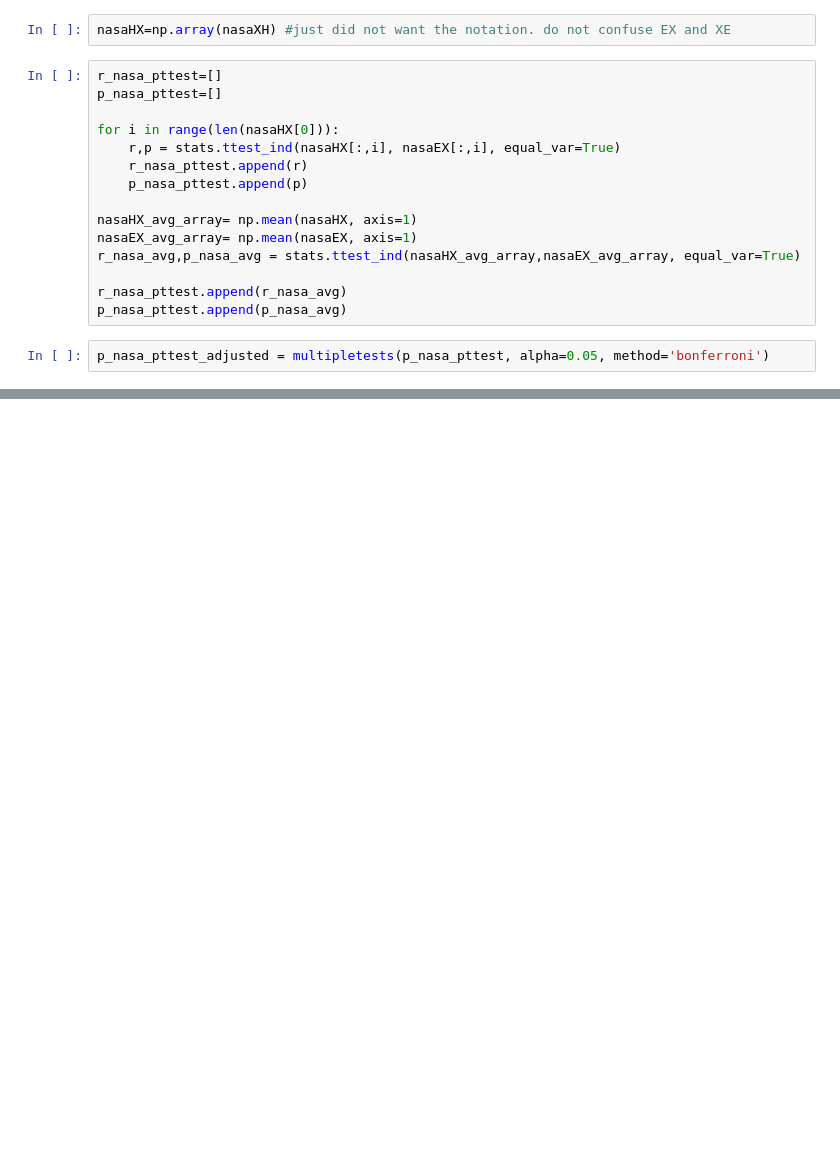
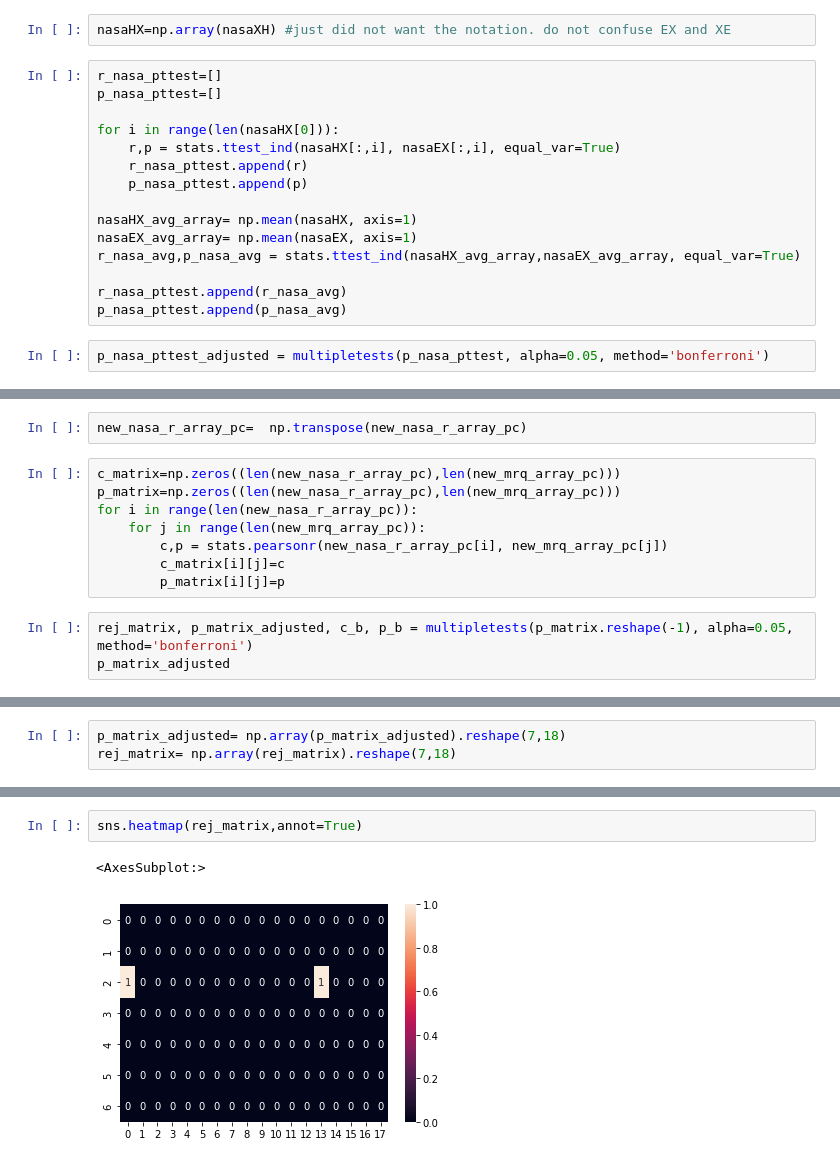
Before and after one commit to ebi-b/MWL-Dataset-Analysis, a Jupyter notebook: first_task_analysis.ipynb, the cells around one changed output, grey strips where cells are left out. Saved outputs shown, nothing was run; the diff lists cells and outputs as text; blank space fills up the shorter version.

```diff
--- a/first_task_analysis.ipynb
+++ b/first_task_analysis.ipynb
@@ -433,0 +553,13 @@ p_nasa_pttest_adjusted
+# %%
+new_nasa_r_array_pc=  np.transpose(new_nasa_r_array_pc)
+# %%
+c_matrix=np.zeros((len(new_nasa_r_array_pc),len(new_mrq_array_pc)))
+p_matrix=np.zeros((len(new_nasa_r_array_pc),len(new_mrq_array_pc)))
+for i in range(len(new_nasa_r_array_pc)):
+    for j in range(len(new_mrq_array_pc)):
+        c,p = stats.pearsonr(new_nasa_r_array_pc[i], new_mrq_array_pc[j])
+        c_matrix[i][j]=c
+        p_matrix[i][j]=p
+# %%
+rej_matrix, p_matrix_adjusted, c_b, p_b = multipletests(p_matrix.reshape(-1), alpha=0.05, method='bonferroni')
+p_matrix_adjusted
@@ -433,0 +586,3 @@ p_nasa_pttest_adjusted
+# %%
+p_matrix_adjusted= np.array(p_matrix_adjusted).reshape(7,18)
+rej_matrix= np.array(rej_matrix).reshape(7,18)
@@ -433,0 +606,5 @@ p_nasa_pttest_adjusted
+# %%
+sns.heatmap(rej_matrix,annot=True)
+# %% [output]
+<AxesSubplot:>
+[figure, added]
```
Also changed, not shown: parts of 36 cells of this notebook.
